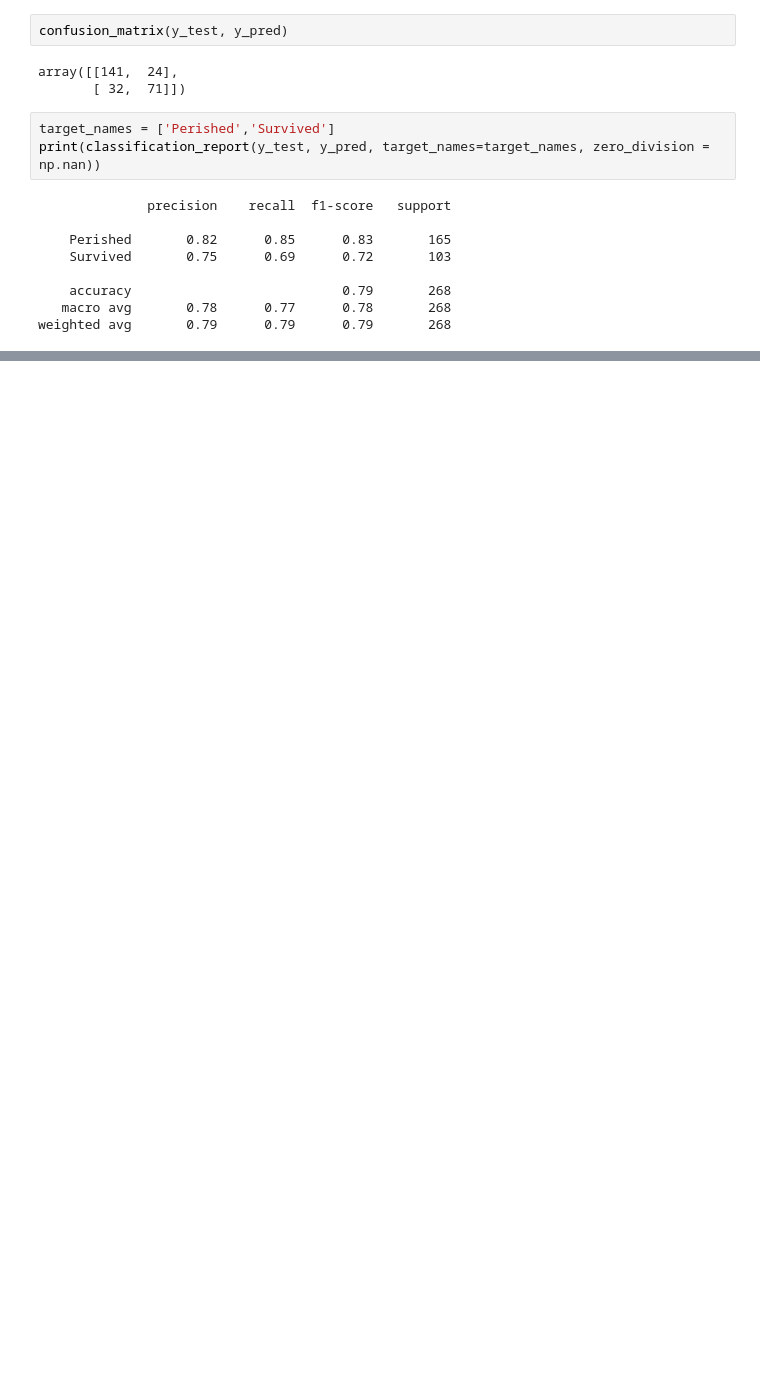
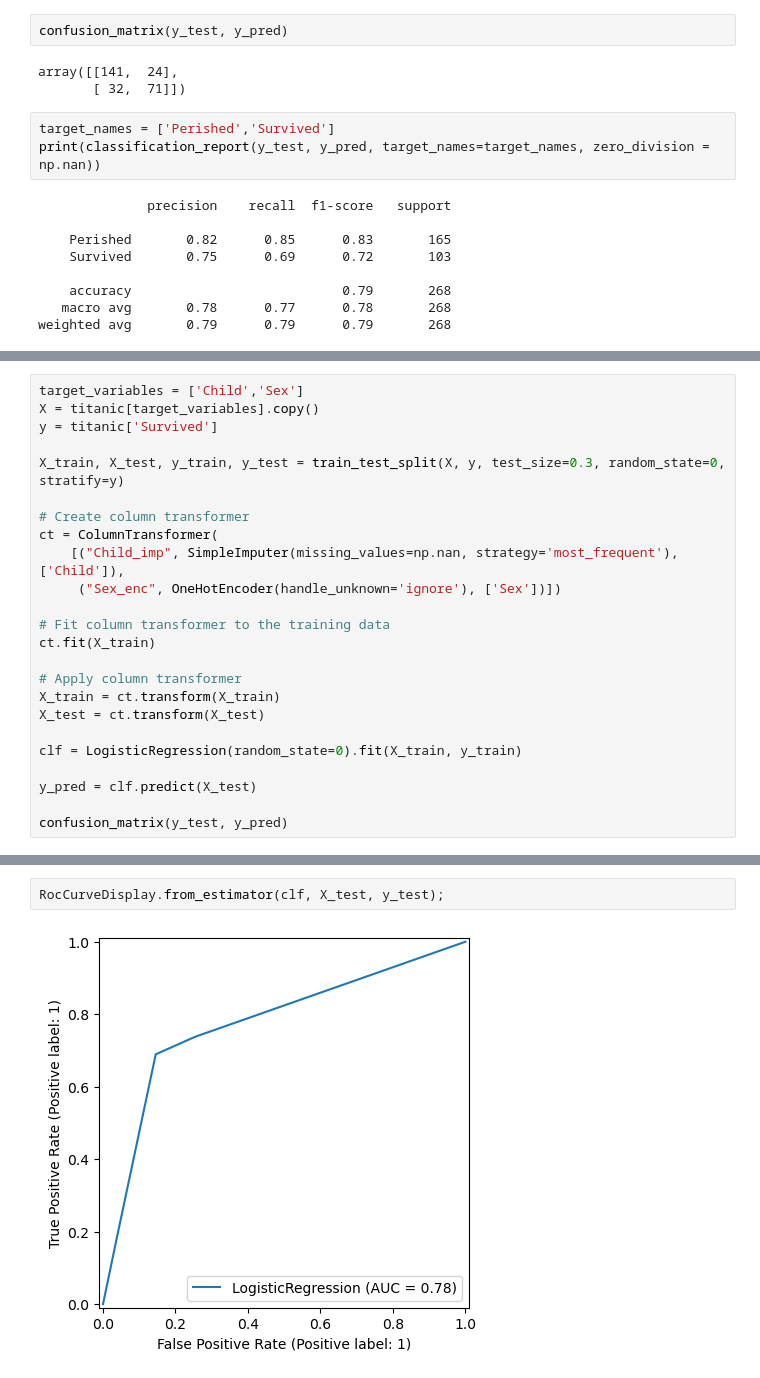
Before and after one commit to nss-data-science-cohort-9/ml-exercise-2-aezell314, a Jupyter notebook: ML Classification Exercise.ipynb, the cells around one changed output, grey strips where cells are left out. Saved outputs shown, nothing was run; the diff lists cells and outputs as text; blank space fills up the shorter version.

```diff
--- a/ML Classification Exercise.ipynb
+++ b/ML Classification Exercise.ipynb
@@ -209,0 +230,24 @@ Using sex instead of age improved the precision of the model
+# %%
+target_variables = ['Child','Sex']
+X = titanic[target_variables].copy()
+y = titanic['Survived']
+
+X_train, X_test, y_train, y_test = train_test_split(X, y, test_size=0.3, random_state=0, stratify=y)
+
+# Create column transformer
+ct = ColumnTransformer(
+    [("Child_imp", SimpleImputer(missing_values=np.nan, strategy='most_frequent'), ['Child']),
+     ("Sex_enc", OneHotEncoder(handle_unknown='ignore'), ['Sex'])])
+
+# Fit column transformer to the training data
+ct.fit(X_train)
+
+# Apply column transformer
+X_train = ct.transform(X_train)
+X_test = ct.transform(X_test)
+
+clf = LogisticRegression(random_state=0).fit(X_train, y_train)
+
+y_pred = clf.predict(X_test)
+
+confusion_matrix(y_test, y_pred)
@@ -209,0 +269,4 @@ Using sex instead of age improved the precision of the model
+# %%
+RocCurveDisplay.from_estimator(clf, X_test, y_test);
+# %% [output]
+[figure, added]
```
Also changed, not shown: parts of 24 cells of this notebook.
